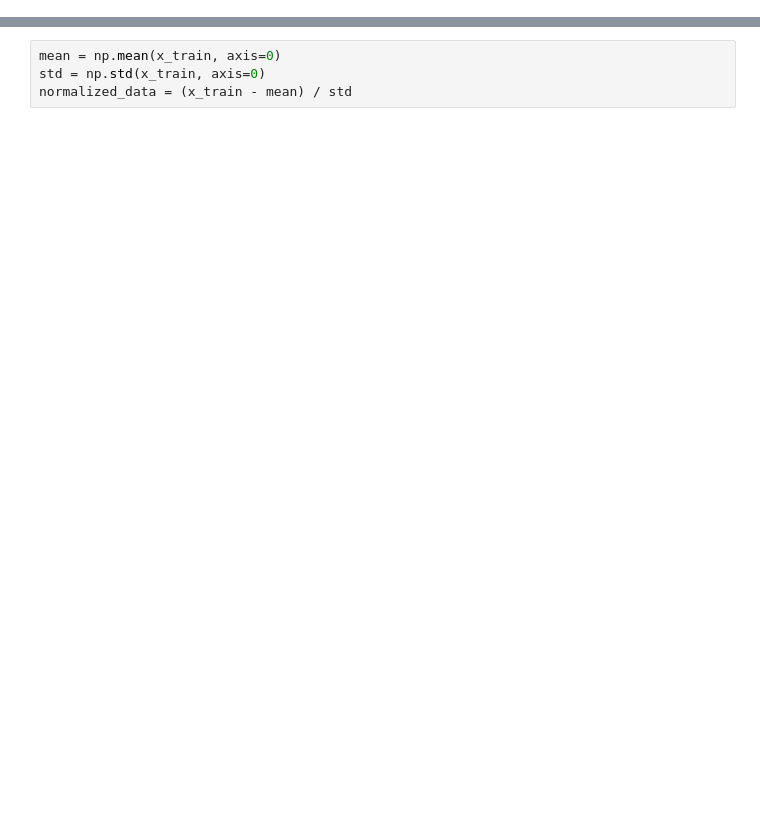
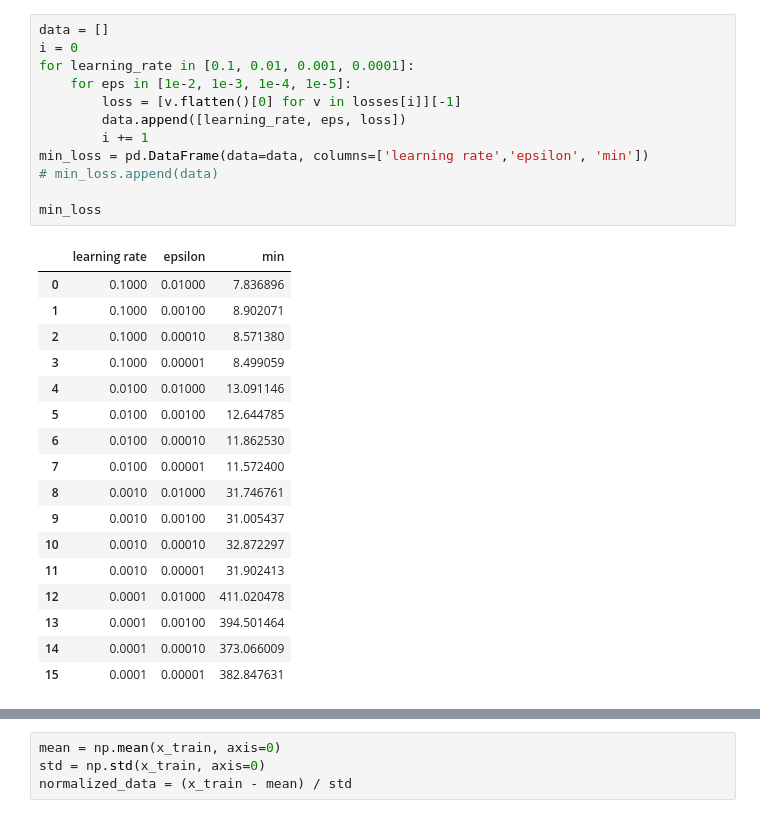
Before and after one commit to T1Pyscientist/tp2_metodos, a Jupyter notebook: NeuralNetwork.ipynb, the cells around one changed output, grey strips where cells are left out. Drawn from its saved outputs; the diff is of its cells as text; blank space fills up the shorter version.

```diff
--- a/NeuralNetwork.ipynb
+++ b/NeuralNetwork.ipynb
@@ -171,0 +219,30 @@ y_train_min = y_train[:10]
+# %%
+data = []
+i = 0
+for learning_rate in [0.1, 0.01, 0.001, 0.0001]:
+    for eps in [1e-2, 1e-3, 1e-4, 1e-5]:
+        loss = [v.flatten()[0] for v in losses[i]][-1]
+        data.append([learning_rate, eps, loss])
+        i += 1
+min_loss = pd.DataFrame(data=data, columns=['learning rate','epsilon', 'min'])
+# min_loss.append(data)
+
+min_loss
+# %% [output]
+|  | learning rate | epsilon | min |
+| 0 | 0.1000 | 0.01000 | 7.836896 |
+| 1 | 0.1000 | 0.00100 | 8.902071 |
+| 2 | 0.1000 | 0.00010 | 8.571380 |
+| 3 | 0.1000 | 0.00001 | 8.499059 |
+| 4 | 0.0100 | 0.01000 | 13.091146 |
+| 5 | 0.0100 | 0.00100 | 12.644785 |
+| 6 | 0.0100 | 0.00010 | 11.862530 |
+| 7 | 0.0100 | 0.00001 | 11.572400 |
+| 8 | 0.0010 | 0.01000 | 31.746761 |
+| 9 | 0.0010 | 0.00100 | 31.005437 |
+| 10 | 0.0010 | 0.00010 | 32.872297 |
+| 11 | 0.0010 | 0.00001 | 31.902413 |
+| 12 | 0.0001 | 0.01000 | 411.020478 |
+| 13 | 0.0001 | 0.00100 | 394.501464 |
+| 14 | 0.0001 | 0.00010 | 373.066009 |
+| 15 | 0.0001 | 0.00001 | 382.847631 |
```
Also changed, not shown: parts of 22 cells of this notebook.
